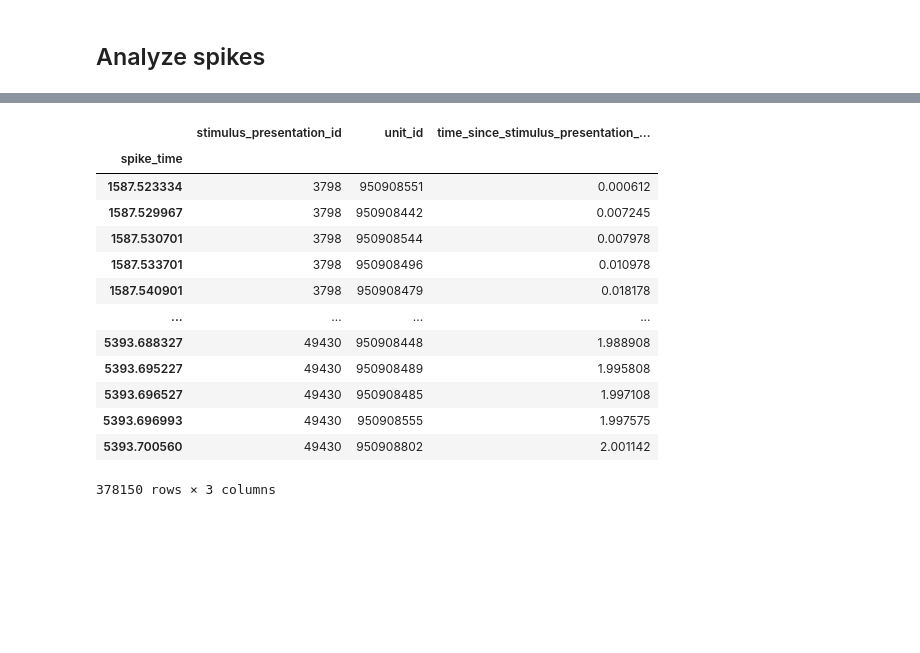
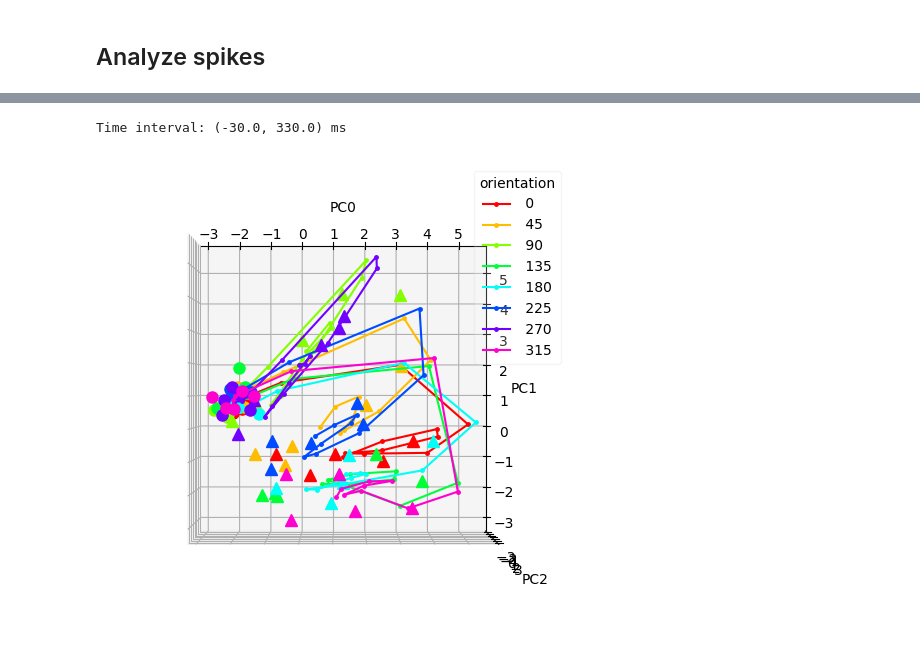
Before and after one commit to chenziao/Analyzing_Allen_Visual_Coding_Neuropixels_Dataset, a Jupyter notebook: Analyze_Visual_Spike.ipynb, the cells around one changed output, grey strips where cells are left out. Drawn from its saved outputs; the diff is of its cells as text; code cells hidden in the pictures; blank space fills up the shorter version.

```diff
--- a/Analyze_Visual_Spike.ipynb
+++ b/Analyze_Visual_Spike.ipynb
@@ -150,17 +227,41 @@ plt.show()
+# %%
+# %matplotlib notebook
+
+PC_axis = [0, 1, 2]
+ts = np.linspace(0, 1, n_tfreq)
+ax = plt.figure(figsize=(6, 6)).add_subplot(projection='3d')
+for i, orient in enumerate(pop_vec_cond.orientation):
+    pop_vec_orient = pop_vec_cond.sel(PC=PC_axis, orientation=orient, time_relative_to_stimulus_onset=slice(-0.05, 0.33))
+    pop_vec_tfreq = pop_vec_orient.mean(dim='temporal_frequency')
+    clr = cmap[i]
+    ax.plot(*pop_vec_tfreq, color=clr, marker='.', markersize=5, label=f'{orient: .0f}')
+    ax.plot(*pop_vec_orient[:, :, 0], linestyle='none', marker='o',
+            markersize=8, markeredgecolor=clr, markerfacecolor=clr)
+    ax.plot(*pop_vec_orient[:, :, -1], linestyle='none', marker='^',
+            markersize=8, markeredgecolor=clr, markerfacecolor=clr)
+ax.set_xlabel(f'PC{PC_axis[0]:d}')
+ax.set_ylabel(f'PC{PC_axis[1]:d}')
+ax.set_zlabel(f'PC{PC_axis[2]:d}')
+ax.legend(loc='upper right', title='orientation', framealpha=0.2)
+ax.view_init(90, -90) # xy
+# ax.view_init(0, -90) # xz
+# ax.view_init(0, 0) # yz
+
+print('Time interval: (%.1f, %.1f) ms' % tuple(1000 * pop_vec_orient.time_relative_to_stimulus_onset[[0, -1]]))
+plt.show()
+# %% [output]
+Time interval: (-30.0, 330.0) ms
+[figure, added]
 # %%
-# spike_times = session.presentationwise_spike_times(stimulus_presentation_ids=grating_ids, unit_ids=sel_units.index)
+n_top_pc = 3
+PC_axis = np.arange(n_top_pc)
+units_pc = np.sum(pca.components_[PC_axis] ** 2, axis=0) ** 0.5
+
+pca_df = pd.DataFrame(
+    {
+        'mean_firing_rate': units_fr.units_mean_fr,
+        'projection_on_top_PCs': units_pc,
+        **{f'PC_{p:d}_component': pca.components_[p] for p in PC_axis}
+    },
+    index = pd.Index(units_fr.unit_id, name='unit_id')
+)
-# %% [output]
-|  | stimulus_presentation_id | unit_id | time_since_stimulus_presentation_... |
-| spike_time |  |  |  |
-| 1587.523334 | 3798 | 950908551 | 0.000612 |
-| 1587.529967 | 3798 | 950908442 | 0.007245 |
-| 1587.530701 | 3798 | 950908544 | 0.007978 |
-| 1587.533701 | 3798 | 950908496 | 0.010978 |
-| 1587.540901 | 3798 | 950908479 | 0.018178 |
-| ... | ... | ... | ... |
-| 5393.688327 | 49430 | 950908448 | 1.988908 |
-| 5393.695227 | 49430 | 950908489 | 1.995808 |
-| 5393.696527 | 49430 | 950908485 | 1.997108 |
-| 5393.696993 | 49430 | 950908555 | 1.997575 |
-| 5393.700560 | 49430 | 950908802 | 2.001142 |
-378150 rows × 3 columns
```
Also changed, not shown: parts of 14 cells of this notebook, 1 other file.
